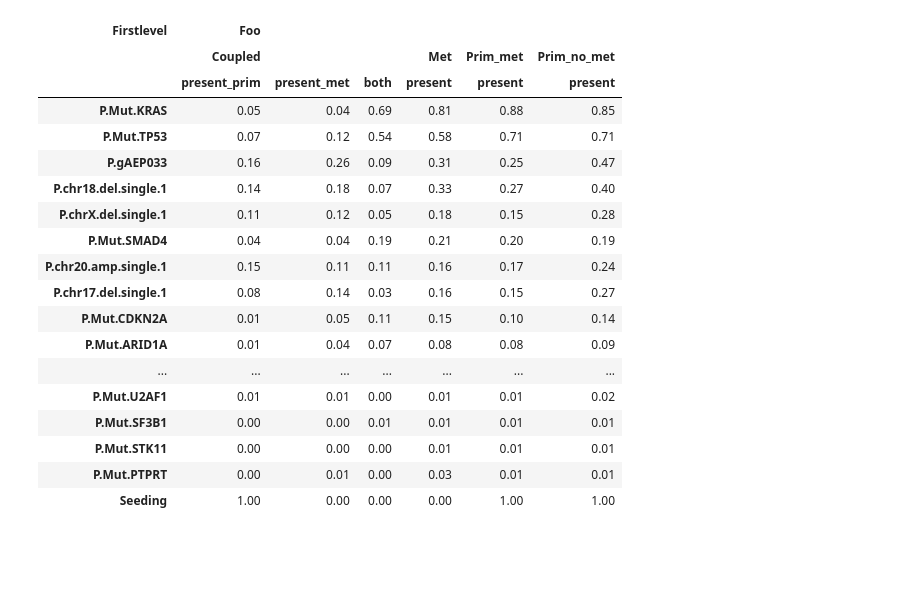
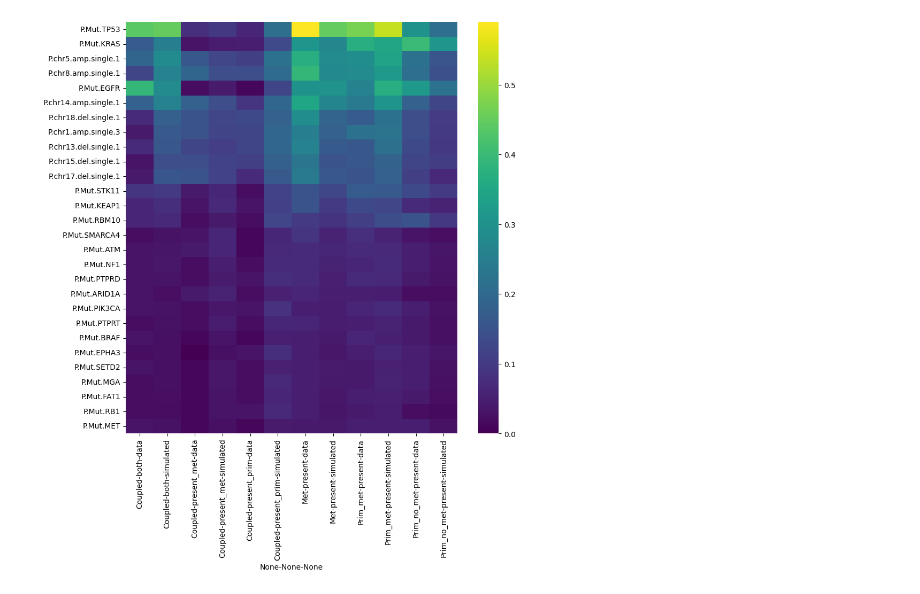
Before and after one commit to cbg-ethz/metMHN, a Jupyter notebook: analyses/frequency_analysis.ipynb, the cells around one changed output. Cells and saved outputs as stored; diff of their text form; code cells hidden in the pictures; blank space fills up the shorter version.

```diff
--- a/analyses/frequency_analysis.ipynb
+++ b/analyses/frequency_analysis.ipynb
@@ -77,15 +123,8 @@ never_met_frequencies = never_met_frequencies[::2]
-# %%
-comparison = stats["Prim_no_met"].copy()
-comparison.columns = ["Dataset"]
-comparison["Simulated"] = never_met_frequencies
 # %%
 # binarize the mets and get the event frequencies for mets and prims with mets
 met_bin = (met > 0).astype(int)
 met_frequencies = met_bin.sum(axis=0) / met_bin.shape[0]
 prim_met_frequencies = met_frequencies[::2]
 met_frequencies = np.append(met_frequencies[1::2], met_frequencies[-1])
+comparison["Prim_met", "present", "simulated"] = prim_met_frequencies
+comparison["Met", "present", "simulated"] = met_frequencies
-# %%
-comparison = stats["Met"].copy()
-comparison.columns = ["Dataset"]
-comparison["Simulated"] = met_frequencies
-sns.heatmap(comparison)
@@ -95,5 +130,0 @@ sns.heatmap(comparison)
-# %%
-comparison = stats["Prim_met"].copy()
-comparison.columns = ["Dataset"]
-comparison["Simulated"] = prim_met_frequencies
-sns.heatmap(comparison)
@@ -103,24 +131,8 @@ sns.heatmap(comparison)
-# %%
-comparison = stats.copy()
-comparison.drop(("Coupled", "absent"), axis=1, inplace=True)
-pd.concat([comparison], keys=["Foo"], names=["Firstlevel"], axis=1)
-# %% [output]
-| Firstlevel | Foo |  |  |  |  |  |
-|  | Coupled |  |  | Met | Prim_met | Prim_no_met |
-|  | present_prim | present_met | both | present | present | present |
-| P.Mut.KRAS | 0.05 | 0.04 | 0.69 | 0.81 | 0.88 | 0.85 |
-| P.Mut.TP53 | 0.07 | 0.12 | 0.54 | 0.58 | 0.71 | 0.71 |
-| P.gAEP033 | 0.16 | 0.26 | 0.09 | 0.31 | 0.25 | 0.47 |
-| P.chr18.del.single.1 | 0.14 | 0.18 | 0.07 | 0.33 | 0.27 | 0.40 |
-| P.chrX.del.single.1 | 0.11 | 0.12 | 0.05 | 0.18 | 0.15 | 0.28 |
-| P.Mut.SMAD4 | 0.04 | 0.04 | 0.19 | 0.21 | 0.20 | 0.19 |
-| P.chr20.amp.single.1 | 0.15 | 0.11 | 0.11 | 0.16 | 0.17 | 0.24 |
-| P.chr17.del.single.1 | 0.08 | 0.14 | 0.03 | 0.16 | 0.15 | 0.27 |
-| P.Mut.CDKN2A | 0.01 | 0.05 | 0.11 | 0.15 | 0.10 | 0.14 |
-| P.Mut.ARID1A | 0.01 | 0.04 | 0.07 | 0.08 | 0.08 | 0.09 |
-| ... | ... | ... | ... | ... | ... | ... |
-| P.Mut.U2AF1 | 0.01 | 0.01 | 0.00 | 0.01 | 0.01 | 0.02 |
-| P.Mut.SF3B1 | 0.00 | 0.00 | 0.01 | 0.01 | 0.01 | 0.01 |
-| P.Mut.STK11 | 0.00 | 0.00 | 0.00 | 0.01 | 0.01 | 0.01 |
-| P.Mut.PTPRT | 0.00 | 0.01 | 0.00 | 0.03 | 0.01 | 0.01 |
-| Seeding | 1.00 | 0.00 | 0.00 | 0.00 | 1.00 | 1.00 |
+# %%
+comparison.drop("Seeding", inplace=True)
+f, a = plt.subplots(figsize=(10,10))
+comparison.sort_index(axis=1, inplace=True)
+sns.heatmap(comparison, cmap="viridis", ax=a)
+f.savefig(f"./../viz/{cancer_type}/{log_theta_file}_frequencies.png", bbox_inches="tight")
+# %% [output]
+[figure, added]
```
Also changed, not shown: parts of 11 cells of this notebook, 2 other files.
